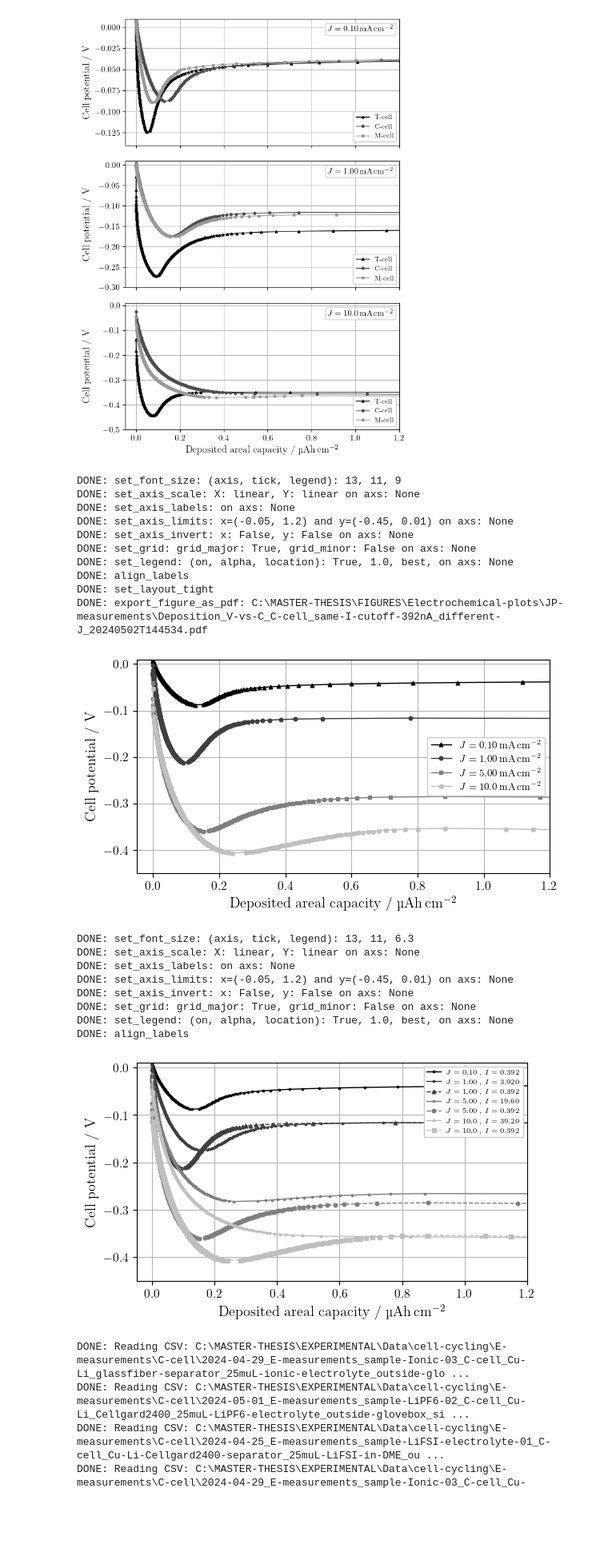
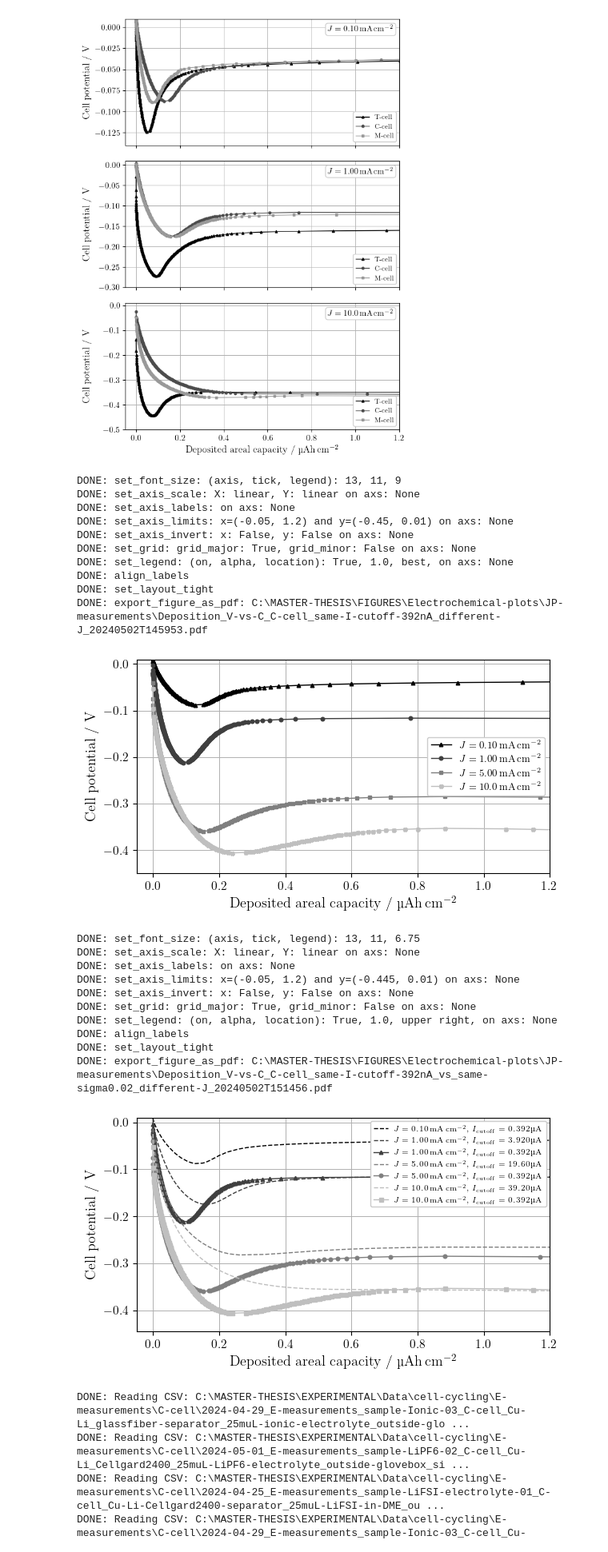
Before and after one commit to GottfridOlsson/MASTER-THESIS, a Jupyter notebook: EXPERIMENTAL/Python-scripts/Electrochemical-plots.ipynb, the cells around one changed output. Shown: that part at 80% size. Saved outputs shown, nothing was run; the diff lists cells and outputs as text; code cells hidden in the pictures; blank space fills up the shorter version.

```diff
--- a/EXPERIMENTAL/Python-scripts/Electrochemical-plots.ipynb
+++ b/EXPERIMENTAL/Python-scripts/Electrochemical-plots.ipynb
@@ -38,8 +38,8 @@ plt.rc('text.latex', preamble=r'\usepackage{siunitx}')
 three_grayscale_colors = ['#000000', '#4C4C4C', '#999999'] # with 30%-point increase in "value" (in HSV)
 five_grayscale_colors  = ['#000000', '#333333', '#666666', '#999999', '#cccccc'] #with 30% saturation difference = good contrast
 four_grayscale_colors  = ['#000000', '#3F3F3F', '#7F7F7F', '#BFBFBF'] # with 25%-point increase in "value" (in HSV)
-markers      = ['^',   'o',   's',   'X',   'D',   '.']
-marker_sizes = ['3.3', '3.3', '3.3', '3.6', '3', '3.3']
+markers      = ['^',    'o',    's',   'X',     'D',   '.']
+marker_sizes = [3.3,    3.3,    3.3,    3.6,    3,      3.3]
 
 standard_text_box_settings = dict(boxstyle='round', facecolor='white', alpha=1.0, edgecolor=five_grayscale_colors[4]) #edgecolor, facecolor, alpha as to match legend
 # %% [output]
@@ -568,7 +568,7 @@ DONE: set_grid: grid_major: True, grid_minor: False on axs: None
 DONE: set_legend: (on, alpha, location): True, 1.0, best, on axs: None
 DONE: align_labels
 DONE: set_layout_tight
-DONE: export_figure_as_pdf: C:\MASTER-THESIS\FIGURES\Electrochemical-plots\JP-measurements\Deposition_V-vs-C_C-cell_same-I-cutoff-392nA_different-J_20240502T144534.pdf
+DONE: export_figure_as_pdf: C:\MASTER-THESIS\FIGURES\Electrochemical-plots\JP-measurements\Deposition_V-vs-C_C-cell_same-I-cutoff-392nA_different-J_20240502T145953.pdf
 [figure]
 # %%
 # Plot C-cell deposition for same I_SEI-cutoff = 392 nA vs. different I_SEI-cutoff #
@@ -576,60 +576,62 @@ DONE: export_figure_as_pdf: C:\MASTER-THESIS\FIGURES\Electrochemical-plots\JP-me
 # Create figure on which axis lives, one axis per subplot
 fig, axs = plt.subplots(nrows=1, ncols=1, figsize=(fig_width_cm/2.54, fig_height_cm/2.54), sharex=False, sharey=False)
 
-mAcm2_unit = '$' #mAcm2_unit = '$mA\\,cm$^{-2}$'
+mAcm2_unit = '$mA\\,cm$^{-2}$' #mAcm2_unit = '$' #
 J01_string = '$J=0.10\\,' + mAcm2_unit
 J1_string  = '$J=1.00\\,' + mAcm2_unit
 J5_string  = '$J=5.00\\,' + mAcm2_unit
 J10_string = '$J=10.0\\,' + mAcm2_unit
 
 # cutoffs for sigma=0.02
-muA_unit = '' #muA_unit = '\\textmu A'
-I_cutoff_392nA_string = '$I=0.392$\\,' + muA_unit
+muA_unit = '\\textmu A' #muA_unit = '' #
+I_cutoff_392nA_string = '$I_\\mathrm{cutoff}=0.392$\\,' + muA_unit
 I_cutoff_A7_string  = I_cutoff_392nA_string
-I_cutoff_A8_string  = '$I=3.920$\\,' + muA_unit
-I_cutoff_A85_string = '$I=19.60$\\,' + muA_unit
-I_cutoff_A9_string  = '$I=39.20$\\,' + muA_unit
+I_cutoff_A8_string  = '$I_\\mathrm{cutoff}=3.920$\\,' + muA_unit
+I_cutoff_A85_string = '$I_\\mathrm{cutoff}=19.60$\\,' + muA_unit
+I_cutoff_A9_string  = '$I_\\mathrm{cutoff}=39.20$\\,' + muA_unit
 
 
 # Plot your data (axs.plot, .errorbar, .hist, ...)
-#axs.plot(A7_CP_deposited_amount,   A7_CP[1],                         linewidth=1, linestyle='-',  color=four_grayscale_colors[0], marker=markers[-1], markersize=marker_sizes[0], label=J01_string + ', ' + I_cutoff_A7_string)
+axs.plot(A7_CP_deposited_amount,   A7_CP[1],                         linewidth=1, linestyle='--',  color=four_grayscale_colors[0], marker=markers[-1], markersize=marker_sizes[0]*0, label=J01_string + ', ' + I_cutoff_A7_string)
 #axs.plot(A7_392nAcutoff_CP_deposited_amount,   A7_392nAcutoff_CP[1], linewidth=1, linestyle='--', color=four_grayscale_colors[0], marker=markers[1], markersize=marker_sizes[0], label=J01_string + ', ' + I_cutoff_392nA_string)
 
-axs.plot(A8_CP_deposited_amount,   A8_CP[1],                         linewidth=1, linestyle='-',  color=three_grayscale_colors[0], marker=markers[-1], markersize=marker_sizes[1], label=J1_string + ', ' + I_cutoff_A8_string)
-axs.plot(A8_392nAcutoff_CP_deposited_amount,   A8_392nAcutoff_CP[1], linewidth=1, linestyle='--', color=three_grayscale_colors[0], marker=markers[0], markersize=marker_sizes[1], label=J1_string + ', ' + I_cutoff_392nA_string)
+axs.plot(A8_CP_deposited_amount,   A8_CP[1],                         linewidth=1, linestyle='--',  color=four_grayscale_colors[1], marker=markers[0], markersize=marker_sizes[1]*0, label=J1_string + ', ' + I_cutoff_A8_string)
+axs.plot(A8_392nAcutoff_CP_deposited_amount,   A8_392nAcutoff_CP[1], linewidth=1, linestyle='-', color=four_grayscale_colors[1], marker=markers[0], markersize=marker_sizes[1], label=J1_string + ', ' + I_cutoff_392nA_string)
 
-axs.plot(A85_CP_deposited_amount, A85_CP[1],                         linewidth=1, linestyle='-',  color=three_grayscale_colors[1], marker=markers[-1], markersize=marker_sizes[2], label=J5_string + ', ' + I_cutoff_A85_string)
-axs.plot(A85_392nAcutoff_CP_deposited_amount, A85_392nAcutoff_CP[1], linewidth=1, linestyle='--', color=three_grayscale_colors[1], marker=markers[1], markersize=marker_sizes[2], label=J5_string + ', ' + I_cutoff_392nA_string)
+axs.plot(A85_CP_deposited_amount, A85_CP[1],                         linewidth=1, linestyle='--',  color=four_grayscale_colors[2], marker=markers[1], markersize=marker_sizes[2]*0, label=J5_string + ', ' + I_cutoff_A85_string)
+axs.plot(A85_392nAcutoff_CP_deposited_amount, A85_392nAcutoff_CP[1], linewidth=1, linestyle='-', color=four_grayscale_colors[2], marker=markers[1], markersize=marker_sizes[2], label=J5_string + ', ' + I_cutoff_392nA_string)
 
-axs.plot(A9_CP_deposited_amount,   A9_CP[1],                         linewidth=1, linestyle='-',  color=three_grayscale_colors[2], marker=markers[-1], markersize=marker_sizes[3], label=J10_string + ', ' + I_cutoff_A9_string)
-axs.plot(A9_392nAcutoff_CP_deposited_amount,   A9_392nAcutoff_CP[1], linewidth=1, linestyle='--', color=three_grayscale_colors[2], marker=markers[2], markersize=marker_sizes[3], label=J10_string + ', ' + I_cutoff_392nA_string)
+axs.plot(A9_CP_deposited_amount,   A9_CP[1],                         linewidth=1, linestyle='--',  color=four_grayscale_colors[3], marker=markers[2], markersize=marker_sizes[3]*0, label=J10_string + ', ' + I_cutoff_A9_string)
+axs.plot(A9_392nAcutoff_CP_deposited_amount,   A9_392nAcutoff_CP[1], linewidth=1, linestyle='-', color=four_grayscale_colors[3], marker=markers[2], markersize=marker_sizes[3], label=J10_string + ', ' + I_cutoff_392nA_string)
 
 
 # Settings for each axis (axs)
-f.set_font_size(axis=font_size_axis, tick=font_size_tick, legend=font_size_legend*0.7)
+f.set_font_size(axis=font_size_axis, tick=font_size_tick, legend=font_size_legend*0.75)
 f.set_axis_scale(   axs, xScale_string='linear', yScale_string='linear')
 f.set_axis_labels(  axs, x_label='Deposited areal capacity / \\textmu Ah\\,cm$^{-2}$', y_label='Cell potential / V')
-f.set_axis_limits(  axs, xmin=-0.05, xmax=1.2, ymin=-0.45, ymax=0.01)
+f.set_axis_limits(  axs, xmin=-0.05, xmax=1.2, ymin=-0.445, ymax=0.01)
 f.set_axis_invert(  axs, x_invert=False, y_invert=False)
 f.set_grid(         axs, grid_major_on=grid_major, grid_major_linewidth=0.7, grid_minor_on=grid_minor, grid_minor_linewidth=0.3) # set_grid must be after set_axis_scale for some reason (at least with 'log')
-f.set_legend(       axs, legend_on=legend_on, alpha=1.0, location='best')
+f.set_legend(       axs, legend_on=legend_on, alpha=1.0, location='upper right')
 
 f.align_labels(fig)
-#f.set_layout_tight(fig)
+f.set_layout_tight(fig)
 PDF_path_Li_deposition_same_Icutoff392nA_different_J_comparison = electrochemical_figures_export_root_path + 'JP-measurements\\Deposition_V-vs-C_C-cell_same-I-cutoff-392nA_vs_same-sigma0.02_different-J_' + get_current_date_and_time_as_ISO8601_string() + '.pdf'
 #f.export_figure_as_pdf(PDF_path_Li_deposition_same_Icutoff392nA_different_J_comparison)
 
 plt.show()
 # %% [output]
-DONE: set_font_size: (axis, tick, legend): 13, 11, 6.3
+DONE: set_font_size: (axis, tick, legend): 13, 11, 6.75
 DONE: set_axis_scale: X: linear, Y: linear on axs: None
 DONE: set_axis_labels: on axs: None
-DONE: set_axis_limits: x=(-0.05, 1.2) and y=(-0.45, 0.01) on axs: None
+DONE: set_axis_limits: x=(-0.05, 1.2) and y=(-0.445, 0.01) on axs: None
 DONE: set_axis_invert: x: False, y: False on axs: None
 DONE: set_grid: grid_major: True, grid_minor: False on axs: None
-DONE: set_legend: (on, alpha, location): True, 1.0, best, on axs: None
+DONE: set_legend: (on, alpha, location): True, 1.0, upper right, on axs: None
 DONE: align_labels
+DONE: set_layout_tight
+DONE: export_figure_as_pdf: C:\MASTER-THESIS\FIGURES\Electrochemical-plots\JP-measurements\Deposition_V-vs-C_C-cell_same-I-cutoff-392nA_vs_same-sigma0.02_different-J_20240502T151456.pdf
-[figure, old version]
+[figure, new version]
 # %%
 # Paths for data E-measurements #
 
```
Also changed, not shown: parts of 1 cell of this notebook, 37 other files.
